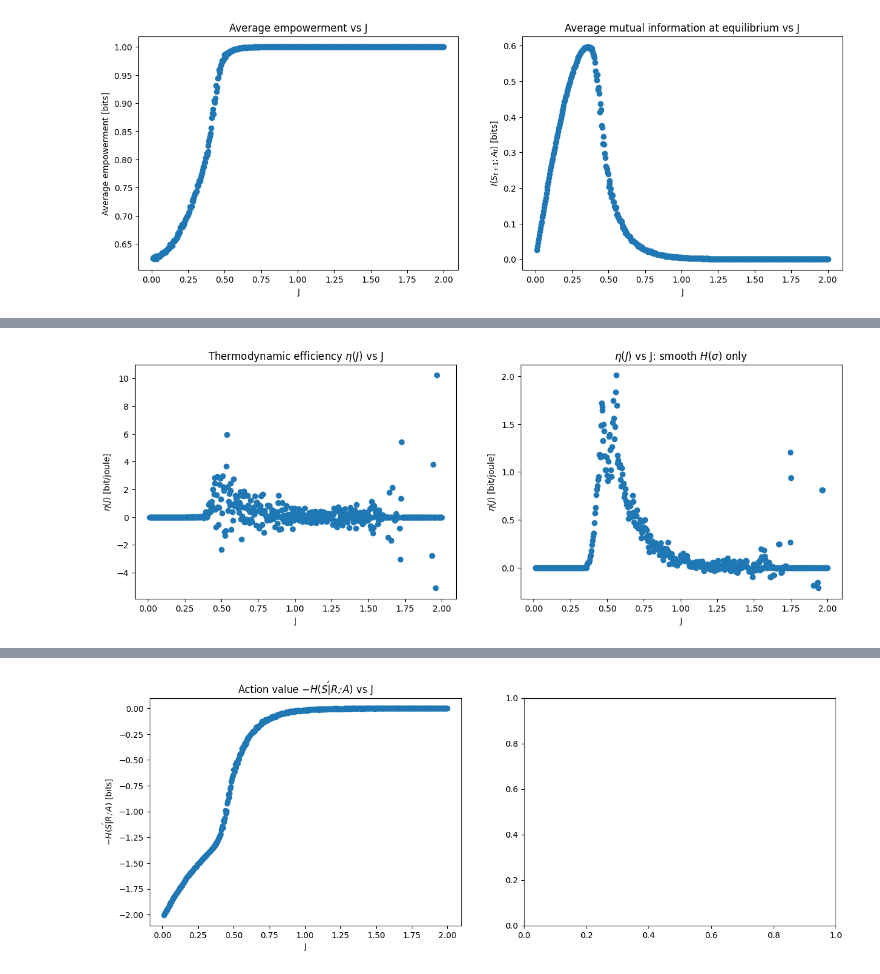
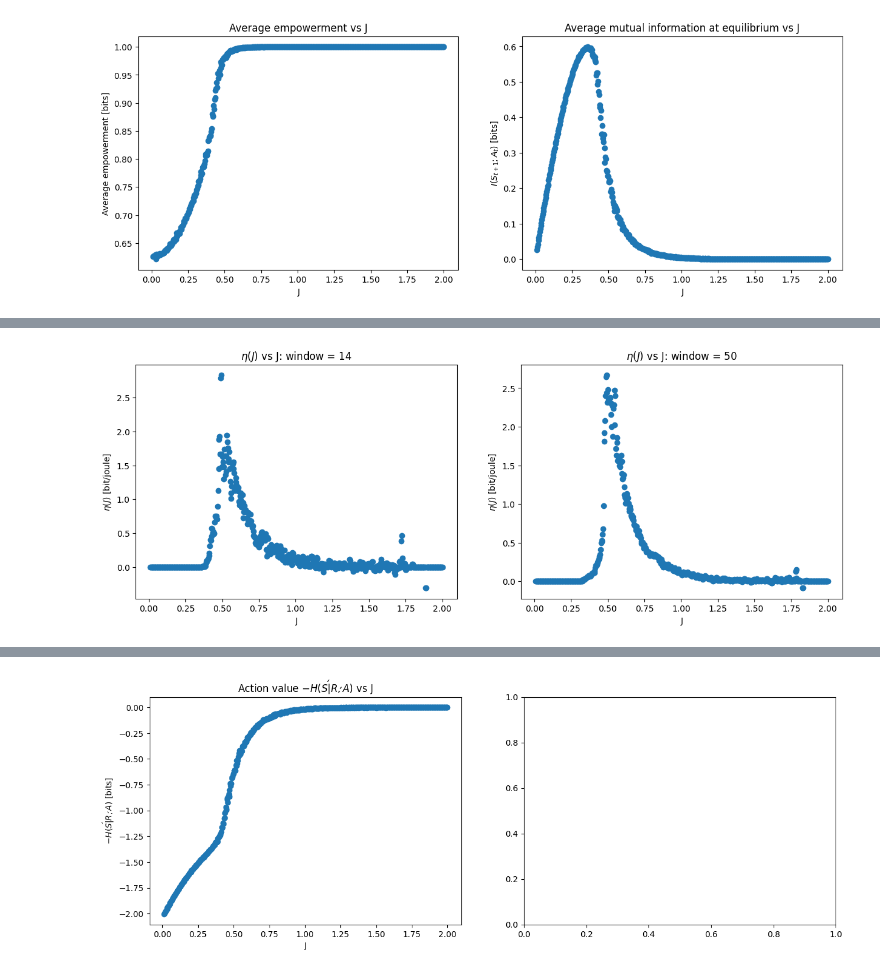
Before and after one commit to qianyangchen/IsingModel2D, a Jupyter notebook: Ising2D.ipynb, the cells around one changed output, grey strips where cells are left out. Drawn from its saved outputs; the diff is of its cells as text; code cells hidden in the pictures.

```diff
--- a/Ising2D.ipynb
+++ b/Ising2D.ipynb
@@ -122,13 +132,13 @@ def simulation(N, time, J, bias=0.5, seed=0, plot=True):
 
         for i, ax in enumerate(axes.flatten()):
             if i < 7:
-                ax.imshow(lattice)
+                ax.imshow(lattice, vmin=-1, vmax=1)
                 ax.set_title(f'Time = {i*stepsToPlot}')
                 sp, s, a, sNext, mu, m = metropolis(lattice, stepsToPlot, J, get_mu(lattice))
             else:
                 # for the last one run the rest of the steps and plot
                 sp, s, a, sNext, mu, m = metropolis(lattice, time - i*stepsToPlot, J, get_mu(lattice))
-                ax.imshow(lattice)
+                ax.imshow(lattice, vmin=-1, vmax=1)
                 ax.set_title(f'Time = {time}')
             spins = np.append(spins, sp)
             senses = np.append(senses, s)
@@ -379,9 +365,9 @@ def get_free_energy(nextSensory, nextEnvironment, action, numBins=10):
 ## 6. Analysis
 # %%
 # simulation for one J
-N = 200
-time = 2000000
-J = 0.7
+N = 100
+time = 400000
+J = 0.5
 spins, senses, actions, sensesNext, mus, magnetisations = simulation(N, time, J, bias=0.75, seed=0)
 
 # plot energy and magnetisation
@@ -403,11 +389,11 @@ ax.set_ylabel('Magnetisation');
 # %%
 %%time
 # run for multiple J and compute analytical quantities for each J
-Js = np.linspace(0.01,2,500)
+Js = np.linspace(0.01,2,600)
 N = 100
 time = 1200000 # perform 1.2mil flips
 numSample = 200000 # take 20k observations to compute pi
-epsilon = 1e-6
+EPSILON = 1e-6
 
 # for pi
 pis = {}
@@ -452,7 +438,7 @@ for j in Js:
     pdf[j] = {1:(1+Mbar)/2, -1:(1-Mbar)/2}
     etpSigma[j] = 0
     for sig in pdf[j].keys():
-        if pdf[j][sig] > epsilon:
+        if pdf[j][sig] > EPSILON:
             etpSigma[j] -= pdf[j][sig]*np.log2(pdf[j][sig])
 
     # for free energy
@@ -685,31 +691,18 @@ ax.legend();
 # %%
 # compute thermodynamic efficiency
 # thermodynamic efficiency
-epsilon = 1e-6
-eta = {}
-etaSmooth = {}
-for i, j in enumerate(fisherInfo.keys()):
-    if abs(fiIntegrate[j]) > epsilon and abs(etpSigmaDerv[i]) > epsilon:
-        eta[j] = - etpSigmaDerv[i]/fiIntegrate[j]
-    else:
-        eta[j] = 0 # where denominator is nan or numerator=0, set eta to zero
-    if abs(fiIntegrate[j]) > epsilon and abs(dy_dx_smooth[i]) > epsilon:
-        etaSmooth[j] = - dy_dx_smooth[i]/fiIntegrate[j]
-    # if abs(intfi_smooth[i]) > epsilon and abs(dy_dx_smooth[i]) > epsilon:
-        # etaSmooth[j] = - dy_dx_smooth[i]/intfi_smooth[i]
-    else:
-        etaSmooth[j] = 0
-
 fig, axes = plt.subplots(nrows=1, ncols=2, figsize=(15, 5))
 ax = axes[0]
-ax.scatter(eta.keys(), eta.values())
-ax.set_title(r'Thermodynamic efficiency $\eta(J)$ vs J');
+ax.scatter(eta0100.keys(), eta0100.values())
+ax.set_title(r'$\eta(J)$ vs J: window = 14');
 ax.set_xlabel('J');
 ax.set_ylabel(r'$\eta(J)$ [bit/joule]');
 ax = axes[1]
-ax.scatter(etaSmooth.keys(), etaSmooth.values())
-ax.set_title(r'$\eta(J)$ vs J: smooth $H(\sigma)$ only ');
+ax.scatter(eta0100.keys(), eta50.values())
+ax.set_title(r'$\eta(J)$ vs J: window = 50');
 ax.set_xlabel('J');
 ax.set_ylabel(r'$\eta(J)$ [bit/joule]');
+
+etaSmooth = eta0100
 # %% [output]
-[figure, old version]
+[figure, new version]
```
Also changed, not shown: parts of 29 cells of this notebook.
